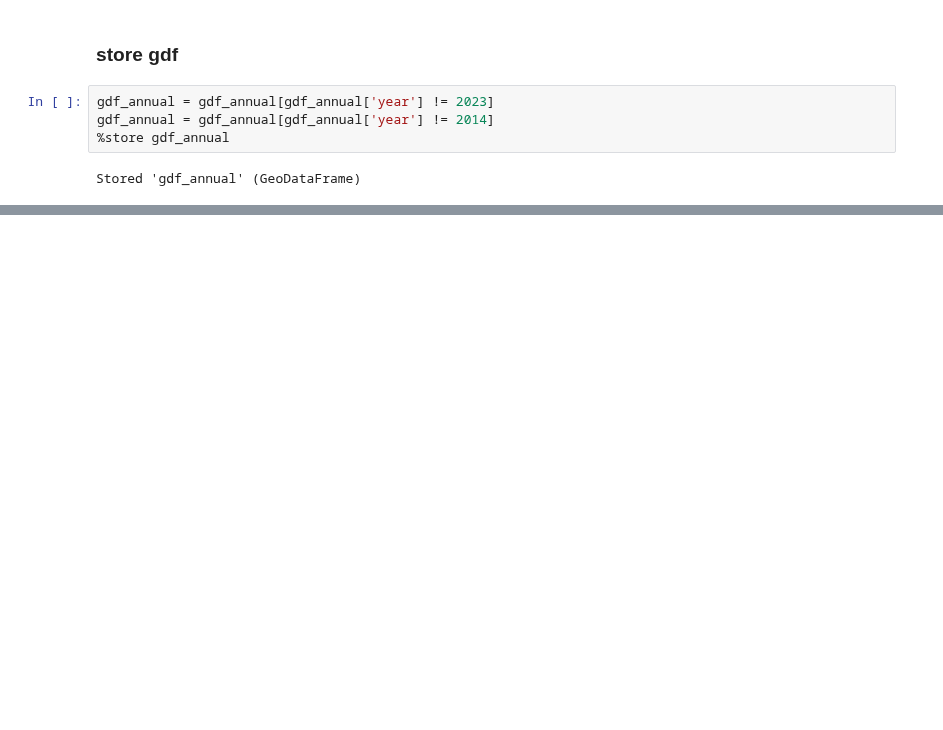
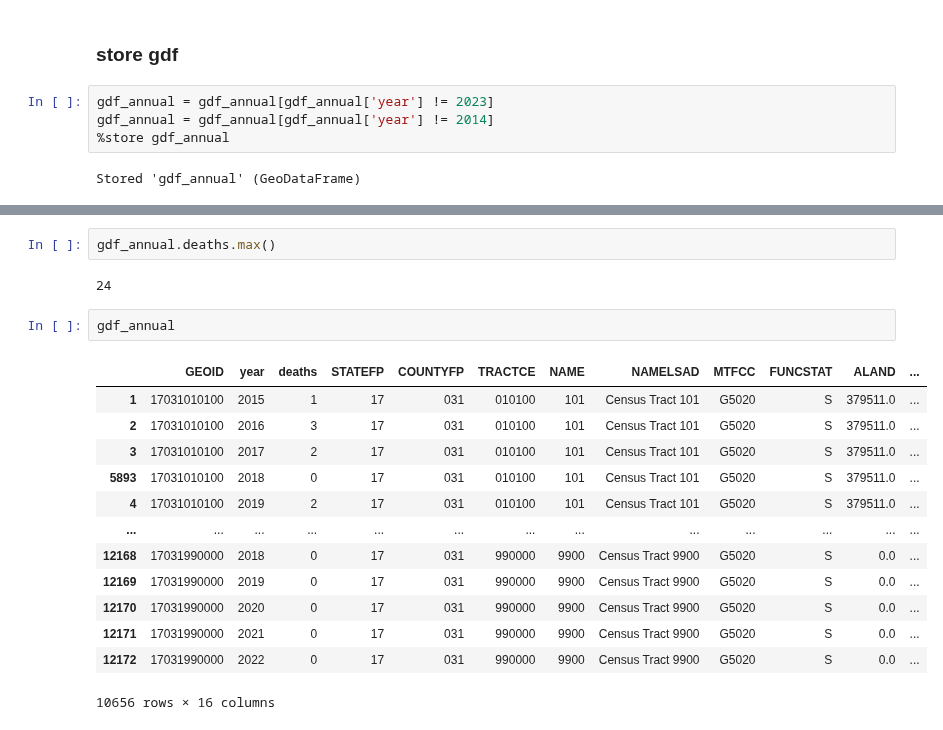
Before and after one commit to tufts-ml/opioid-overdose-models, a Jupyter notebook: cook-county/cleaning-cook-county/cook-county-annual .ipynb, the cells around one changed output, grey strips where cells are left out. Cells and saved outputs as stored; diff of their text form; blank space fills up the shorter version.

```diff
--- a/cook-county/cleaning-cook-county/cook-county-annual .ipynb
+++ b/cook-county/cleaning-cook-county/cook-county-annual .ipynb
@@ -212,0 +296,20 @@ Stored 'gdf_annual' (GeoDataFrame)
+# %%
+gdf_annual.deaths.max()
+# %% [output]
+24
+# %%
+gdf_annual
+# %% [output]
+|  | GEOID | year | deaths | STATEFP | COUNTYFP | TRACTCE | NAME | NAMELSAD | MTFCC | FUNCSTAT | ALAND | ... |
+| 1 | 17031010100 | 2015 | 1 | 17 | 031 | 010100 | 101 | Census Tract 101 | G5020 | S | 379511.0 | ... |
+| 2 | 17031010100 | 2016 | 3 | 17 | 031 | 010100 | 101 | Census Tract 101 | G5020 | S | 379511.0 | ... |
+| 3 | 17031010100 | 2017 | 2 | 17 | 031 | 010100 | 101 | Census Tract 101 | G5020 | S | 379511.0 | ... |
+| 5893 | 17031010100 | 2018 | 0 | 17 | 031 | 010100 | 101 | Census Tract 101 | G5020 | S | 379511.0 | ... |
+| 4 | 17031010100 | 2019 | 2 | 17 | 031 | 010100 | 101 | Census Tract 101 | G5020 | S | 379511.0 | ... |
+| ... | ... | ... | ... | ... | ... | ... | ... | ... | ... | ... | ... | ... |
+| 12168 | 17031990000 | 2018 | 0 | 17 | 031 | 990000 | 9900 | Census Tract 9900 | G5020 | S | 0.0 | ... |
+| 12169 | 17031990000 | 2019 | 0 | 17 | 031 | 990000 | 9900 | Census Tract 9900 | G5020 | S | 0.0 | ... |
+| 12170 | 17031990000 | 2020 | 0 | 17 | 031 | 990000 | 9900 | Census Tract 9900 | G5020 | S | 0.0 | ... |
+| 12171 | 17031990000 | 2021 | 0 | 17 | 031 | 990000 | 9900 | Census Tract 9900 | G5020 | S | 0.0 | ... |
+| 12172 | 17031990000 | 2022 | 0 | 17 | 031 | 990000 | 9900 | Census Tract 9900 | G5020 | S | 0.0 | ... |
+10656 rows × 16 columns
```
Also changed, not shown: parts of 14 cells of this notebook, 17 other files.
